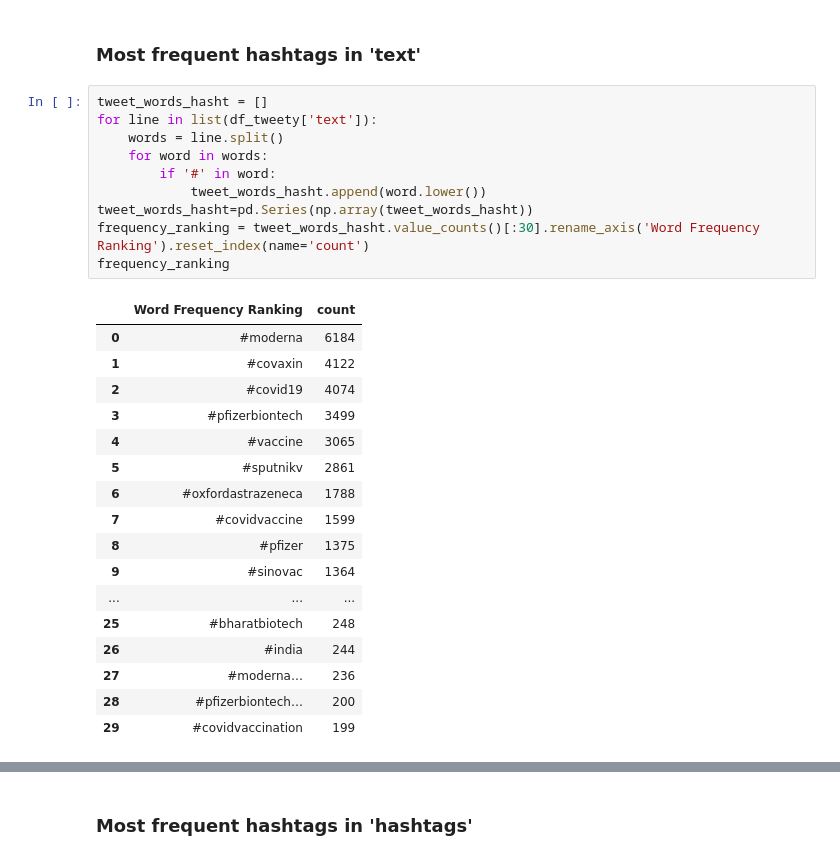
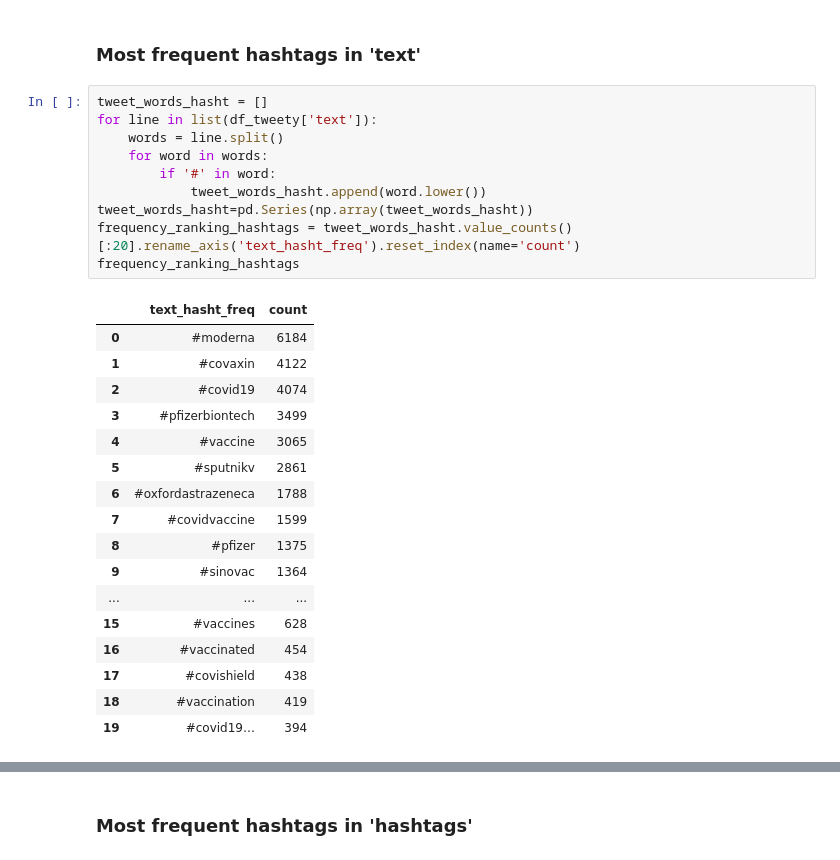
Before and after one commit to BiBa-01/Capstone_Covid, a Jupyter notebook: FirstLookTweety.ipynb, the cells around one changed output, grey strips where cells are left out. Cells and saved outputs as stored; diff of their text form.

Commit message:
Tweets erste Analyse und Bereinigung

```diff
--- a/FirstLookTweety.ipynb
+++ b/FirstLookTweety.ipynb
@@ -247,15 +282,15 @@ df_top['hashtag'].value_counts().head(8).plot(ax=ax, kind='bar',figsize=(8,5))
 # %%
 tweet_words_hasht = []
 for line in list(df_tweety['text']):
     words = line.split()
     for word in words:
         if '#' in word:
             tweet_words_hasht.append(word.lower())
 tweet_words_hasht=pd.Series(np.array(tweet_words_hasht))
-frequency_ranking = tweet_words_hasht.value_counts()[:30].rename_axis('Word Frequency Ranking').reset_index(name='count')
-frequency_ranking
+frequency_ranking_hashtags = tweet_words_hasht.value_counts()[:20].rename_axis('text_hasht_freq').reset_index(name='count')
+frequency_ranking_hashtags
 # %% [output]
-|  | Word Frequency Ranking | count |
+|  | text_hasht_freq | count |
 | 0 | #moderna | 6184 |
 | 1 | #covaxin | 4122 |
 | 2 | #covid19 | 4074 |
@@ -267,8 +302,8 @@ frequency_ranking
 | 8 | #pfizer | 1375 |
 | 9 | #sinovac | 1364 |
 | ... | ... | ... |
-| 25 | #bharatbiotech | 248 |
-| 26 | #india | 244 |
-| 27 | #moderna… | 236 |
-| 28 | #pfizerbiontech… | 200 |
-| 29 | #covidvaccination | 199 |
+| 15 | #vaccines | 628 |
+| 16 | #vaccinated | 454 |
+| 17 | #covishield | 438 |
+| 18 | #vaccination | 419 |
+| 19 | #covid19… | 394 |
```
Also changed, not shown: parts of 33 cells of this notebook.
